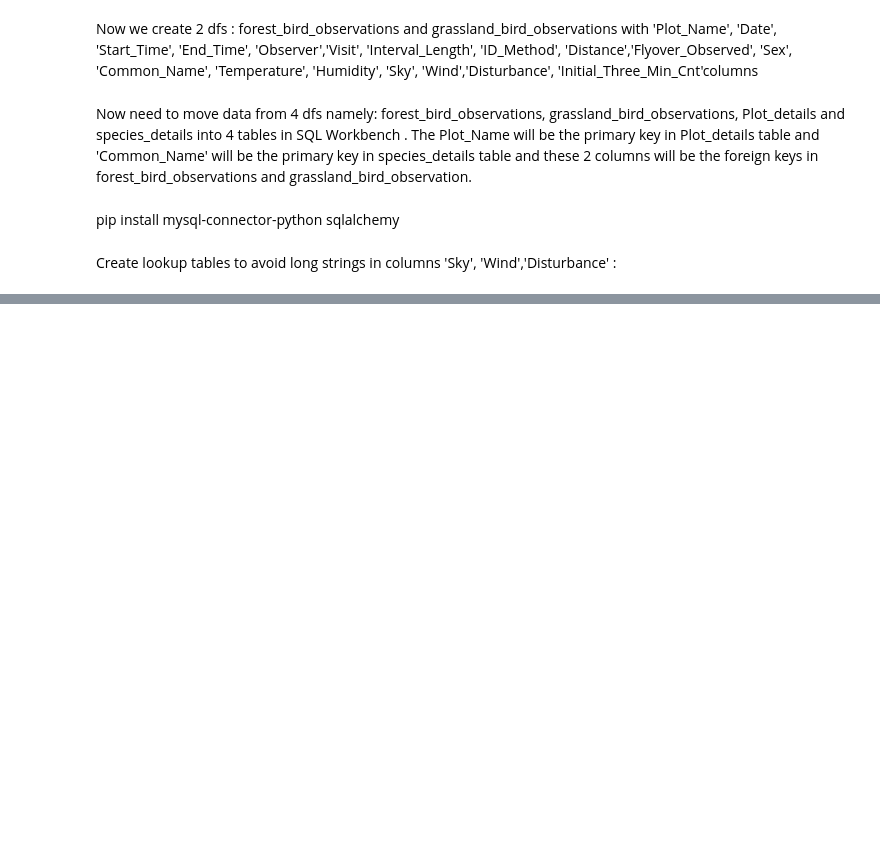
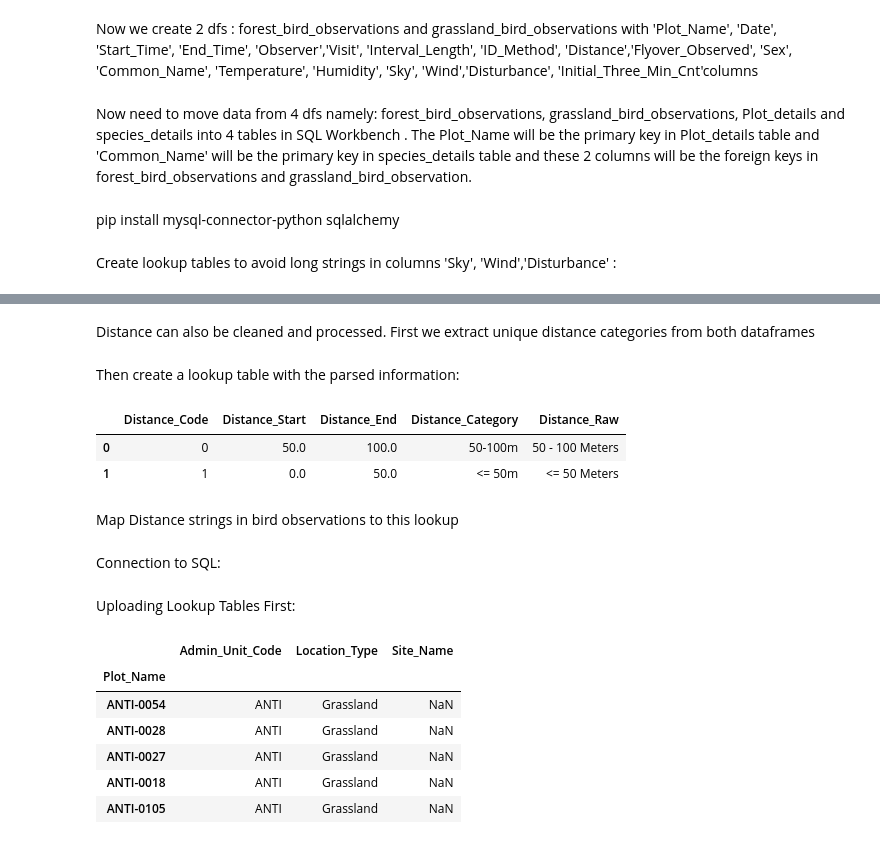
Before and after one commit to RajiRavi72/Bird_Species_Observation_Analysis_Project, a Jupyter notebook: notebooks/01_Data_Cleaning_and_Preprocessing.ipynb, the cells around one changed output, grey strips where cells are left out. Saved outputs shown, nothing was run; the diff lists cells and outputs as text; code cells hidden in the pictures; blank space fills up the shorter version.

```diff
--- a/notebooks/01_Data_Cleaning_and_Preprocessing.ipynb
+++ b/notebooks/01_Data_Cleaning_and_Preprocessing.ipynb
@@ -1291,0 +1297,2 @@ engine = create_engine(f'mysql+mysqlconnector://{username}:{password}@{host}:{po
+# %% [markdown]
+Distance can also be cleaned and processed. First we extract unique distance categories from both dataframes
@@ -1291,0 +1305,54 @@ engine = create_engine(f'mysql+mysqlconnector://{username}:{password}@{host}:{po
+# %% [markdown]
+Then create a lookup table with the parsed information:
+# %%
+import pandas as pd
+import numpy as np
+
+def parse_distance(distance_str):
+    if pd.isnull(distance_str):
+        return (np.nan, np.nan, 'Unknown')
+
+    s = distance_str.strip()
+
+    if "<=" in s:
+        val = float(s.replace("<= ", "").replace("Meters", "").strip())
+        label = f"<= {int(val)}m"
+        return (0, val, label)
+    elif " - " in s:
+        parts = s.replace("Meters", "").strip().split(" - ")
+        start = float(parts[0])
+        end = float(parts[1])
+        label = f"{int(start)}-{int(end)}m"
+        return (start, end, label)
+    elif ">=" in s:
+        val = float(s.replace(">= ", "").replace("Meters", "").strip())
+        label = f">= {int(val)}m"
+        return (val, np.nan, label)
+    elif ">" in s:
+        val = float(s.replace("> ", "").replace("Meters", "").strip())
+        label = f"> {int(val)}m"
+        return (val, np.nan, label)
+    else:
+        return (np.nan, np.nan, 'Other')
+
+# Get unique categories from both dfs
+unique_distances = get_unique_distance_categories(forest_bird_observations, grassland_bird_observations)
+
+# Parse and build lookup data
+lookup_data = [parse_distance(d) for d in unique_distances]
+
+# Create lookup DataFrame
+distance_lookup_df = pd.DataFrame(lookup_data, columns=['Distance_Start', 'Distance_End', 'Distance_Category'])
+distance_lookup_df['Distance_Raw'] = unique_distances  # original strings for reference
+
+# Assign a numeric code as primary key
+distance_lookup_df.reset_index(inplace=True)
+distance_lookup_df.rename(columns={'index': 'Distance_Code'}, inplace=True)
+
+distance_lookup_df
+# %% [output]
+|  | Distance_Code | Distance_Start | Distance_End | Distance_Category | Distance_Raw |
+| 0 | 0 | 50.0 | 100.0 | 50-100m | 50 - 100 Meters |
+| 1 | 1 | 0.0 | 50.0 | <= 50m | <= 50 Meters |
+# %% [markdown]
+Map Distance strings in bird observations to this lookup
@@ -1291,0 +1366,2 @@ engine = create_engine(f'mysql+mysqlconnector://{username}:{password}@{host}:{po
+# %% [markdown]
+Connection to SQL:
@@ -1291,0 +1380,2 @@ engine = create_engine(f'mysql+mysqlconnector://{username}:{password}@{host}:{po
+# %% [markdown]
+Uploading Lookup Tables First:
@@ -1291,0 +1387,10 @@ engine = create_engine(f'mysql+mysqlconnector://{username}:{password}@{host}:{po
+# %%
+plot_details.head()
+# %% [output]
+|  | Admin_Unit_Code | Location_Type | Site_Name |
+| Plot_Name |  |  |  |
+| ANTI-0054 | ANTI | Grassland | NaN |
+| ANTI-0028 | ANTI | Grassland | NaN |
+| ANTI-0027 | ANTI | Grassland | NaN |
+| ANTI-0018 | ANTI | Grassland | NaN |
+| ANTI-0105 | ANTI | Grassland | NaN |
```
Also changed, not shown: parts of 51 cells of this notebook, 1 other file.
